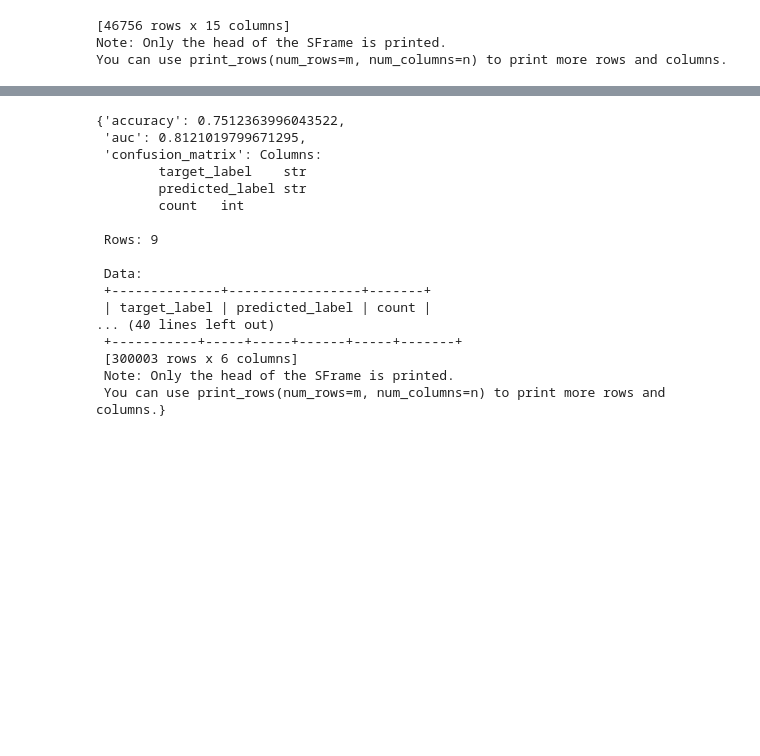
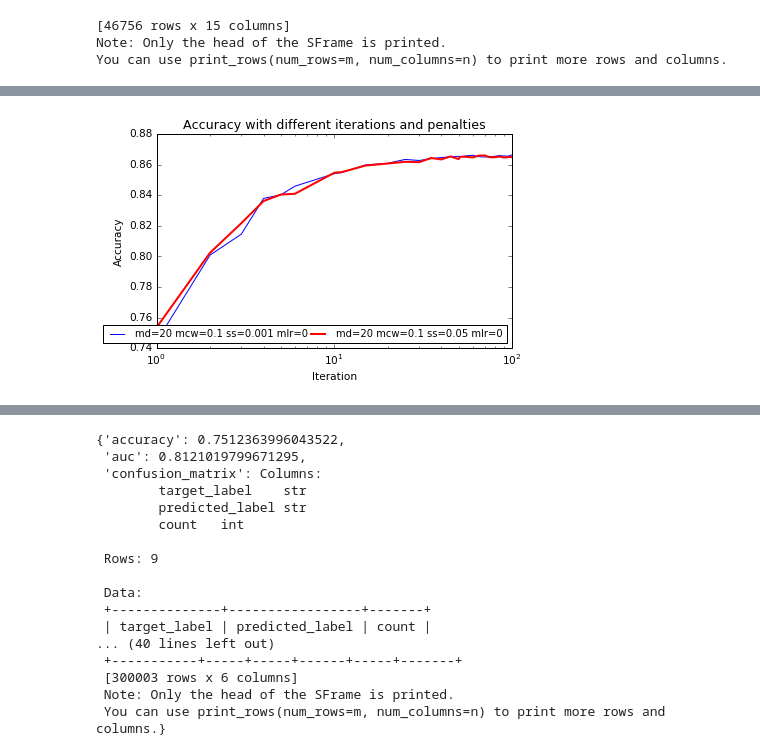
Before and after one commit to FrankBlood/2Graduation-Project, a Jupyter notebook: 贺国秀_基于查询日志的查询意图识别研究——实验分析(Subset5W).ipynb, the cells around one changed output, grey strips where cells are left out. Drawn from its saved outputs; the diff is of its cells as text; code cells hidden in the pictures; blank space fills up the shorter version.

```diff
--- a/贺国秀_基于查询日志的查询意图识别研究——实验分析(Subset5W).ipynb
+++ b/贺国秀_基于查询日志的查询意图识别研究——实验分析(Subset5W).ipynb
@@ -119,0 +155,3 @@ Number of unpacked features : 4276
+# %%
+lr1 = graphlab.SFrame.read_csv('lr1.csv', delimiter=' ',header=False)
+lr2 = graphlab.SFrame.read_csv('lr2.csv', delimiter=' ',header=False)
@@ -119,0 +181,12 @@ Number of unpacked features : 4276
+# %%
+plt.plot(lr1['X1'], lr1['X5'],color="b", linestyle="-", label='md=20 mcw=0.1 ss=0.001 mlr=0', linewidth=1)
+plt.plot(lr2['X1'], lr2['X5'],color="r", linestyle="-", label='md=20 mcw=0.1 ss=0.05 mlr=0', linewidth=2)
+plt.legend(loc='lower right', ncol=2, columnspacing=0.001, prop={'size':10})
+plt.title('Accuracy with different iterations and penalties')
+plt.xlabel('Iteration')
+plt.ylabel('Accuracy')
+plt.xscale('log')
+plt.rcParams.update({'font.size': 10.5})
+plt.tight_layout()
+# %% [output]
+[figure, added]
```
Also changed, not shown: parts of 7 cells of this notebook.
